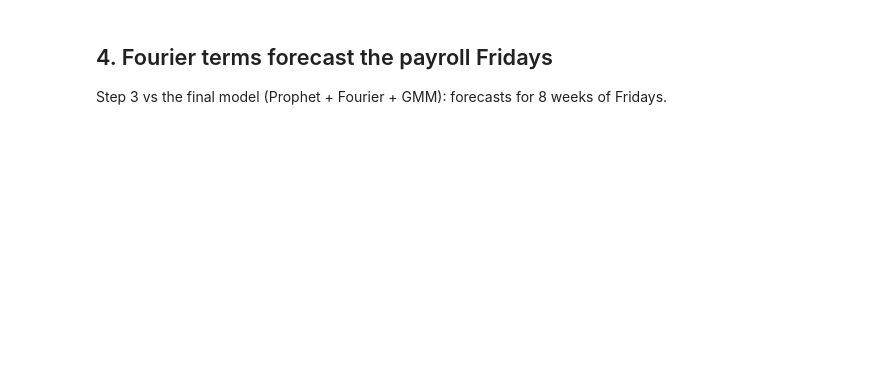
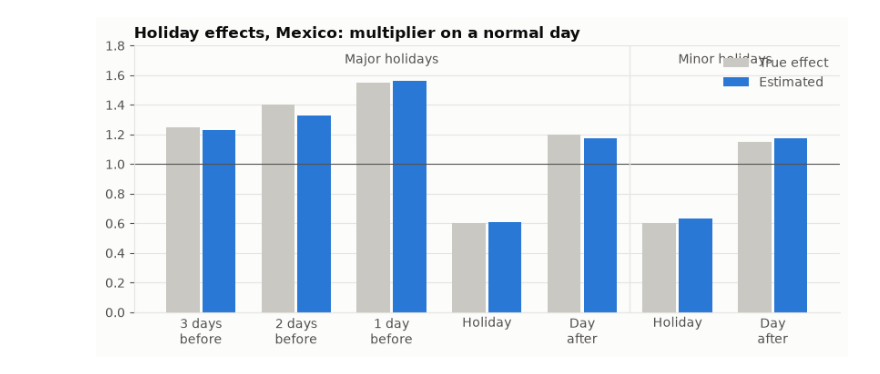
Before and after one commit to marlondocouto2/cash-flow-forecaster, a Jupyter notebook: notebooks/walkthrough.ipynb, the cells around one changed output. Saved outputs shown, nothing was run; the diff lists cells and outputs as text; code cells hidden in the pictures; blank space fills up the shorter version.

```diff
--- a/notebooks/walkthrough.ipynb
+++ b/notebooks/walkthrough.ipynb
@@ -33,7 +103,8 @@ print(f'spike probability {spike.spike_prob_:.1%}, average spike size x{spike.sp
 # %%
 full = HolidayAdjusted(country='MX').fit(series)
-pd.DataFrame({
+effects = pd.DataFrame({
     'estimated': full.holiday_effects_.round(3),
     'true': {f'{t}:{o}': v for (t, o), v in TRUE_HOLIDAY_EFFECTS.items()},
     'past occurrences': full.holiday_counts_,
 })
+effects
@@ -40,3 +120,18 @@ pd.DataFrame({
-# %% [markdown]
-## 4. Fourier terms forecast the payroll Fridays
-Step 3 vs the final model (Prophet + Fourier + GMM): forecasts for 8 weeks of Fridays.
+# %%
+order = ['major:-3', 'major:-2', 'major:-1', 'major:0', 'major:1', 'minor:0', 'minor:1']
+labels = ['3 days\nbefore', '2 days\nbefore', '1 day\nbefore', 'Holiday', 'Day\nafter', 'Holiday', 'Day\nafter']
+e = effects.reindex(order)
+fig, ax = plt.subplots(figsize=(10, 3.8))
+x = np.arange(len(order)); w = 0.38
+ax.bar(x - w/2, e['true'], w * 0.92, color='#c9c8c2', label='True effect', zorder=2)
+ax.bar(x + w/2, e['estimated'], w * 0.92, color=COLORS['3. + Holidays'], label='Estimated', zorder=2)
+ax.axhline(1, color=INK_2, lw=0.8)
+ax.axvline(4.5, color=GRID, lw=1)
+ax.text(2, 1.68, 'Major holidays', ha='center', color=INK_2)
+ax.text(5.5, 1.68, 'Minor holidays', ha='center', color=INK_2)
+ax.set_xticks(x, labels); ax.tick_params(axis='x', length=0)
+ax.set_ylim(0, 1.8)
+ax.set_title('Holiday effects, Mexico: multiplier on a normal day')
+ax.legend(loc='upper right');
+# %% [output]
+[figure, added]
```
Also changed, not shown: parts of 28 cells of this notebook, 1 other file.
